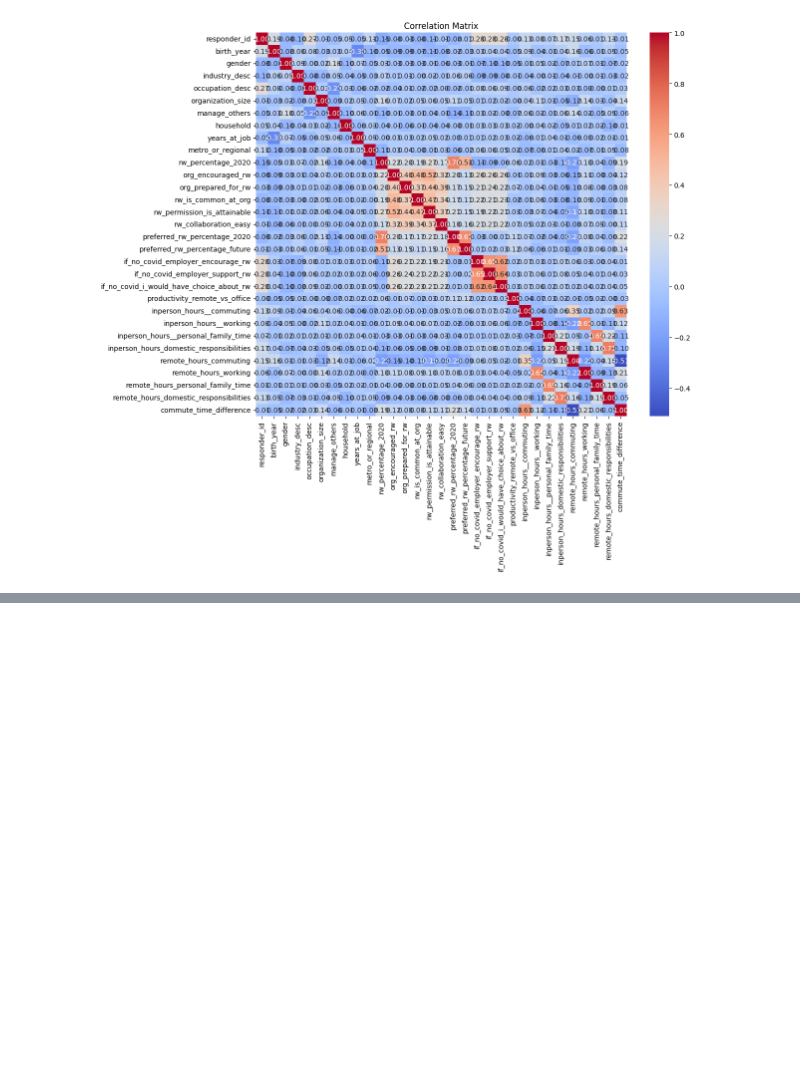
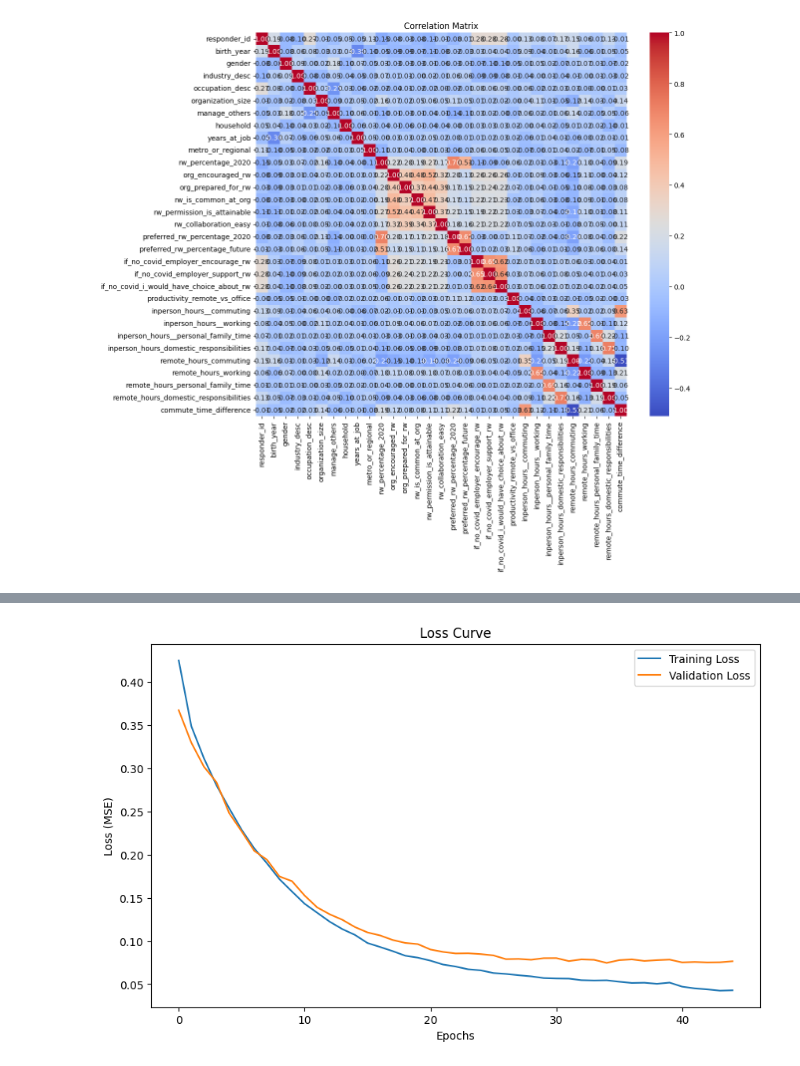
Before and after one commit to Thundderr/CSC466Project, a Jupyter notebook: UPDATED_466_project.ipynb, the cells around one changed output, grey strips where cells are left out. Cells and saved outputs as stored; diff of their text form; code cells hidden in the pictures; blank space fills up the shorter version.

```diff
--- a/UPDATED_466_project.ipynb
+++ b/UPDATED_466_project.ipynb
@@ -34,10 +34,23 @@ from sklearn.ensemble import RandomForestRegressor
 from sklearn.linear_model import Ridge
 from sklearn.svm import SVR
 from sklearn.metrics import mean_squared_error, r2_score
-import numpy as np
 
 # Load the dataset
 data = pd.read_csv("data.csv")
+
+# Mapping for 'preferred_rw_percentage_future'
+mapping = {
+    "0-1 days": 0,
+    "1-2 days": 0.25,
+    "2-3 days": 0.5,
+    "3-4 days": 0.75,
+    "4-5 days": 1,
+    "No response": None  # To be removed
+}
+
+# Apply mapping and remove rows with 'No response'
+data["preferred_rw_percentage_future"] = data["preferred_rw_percentage_future"].map(mapping)
+data = data.dropna(subset=["preferred_rw_percentage_future"])
 
 # Preprocessing: Encode categorical variables
 data_encoded = data.copy()
@@ -112,0 +186,65 @@ Fitting 5 folds for each of 27 candidates, totalling 135 fits
+# %%
+import tensorflow as tf
+from keras.models import Sequential
+from keras.layers import Dense
+from keras.optimizers import Adam
+from sklearn.metrics import mean_squared_error, r2_score
+from keras.layers import Dropout
+from keras.regularizers import l2
+from keras.callbacks import EarlyStopping, ReduceLROnPlateau
+
+# Define a more complex neural network
+def create_complex_model(input_dim):
+    model = Sequential([
+        Dense(256, activation='relu', input_dim=input_dim, kernel_regularizer=l2(0.001)),
+        Dropout(0.3),  # Dropout with 30% rate
+        Dense(128, activation='relu', kernel_regularizer=l2(0.001)),
+        Dropout(0.3),
+        Dense(64, activation='relu', kernel_regularizer=l2(0.001)),
+        Dense(1)  # Output layer for regression
+    ])
+    return model
+
+# Compile the complex model
+model = create_complex_model(input_dim)
+model.compile(optimizer=Adam(learning_rate=0.001), loss='mse', metrics=['mae'])
+
+# Callbacks to prevent overfitting
+early_stopping = EarlyStopping(
+    monitor='val_loss', patience=10, restore_best_weights=True
+)
+reduce_lr = ReduceLROnPlateau(
+    monitor='val_loss', factor=0.5, patience=5, min_lr=1e-6
+)
+
+# Train the model
+history = model.fit(
+    X_train, y_train,
+    validation_split=0.2,
+    epochs=200,
+    batch_size=32,
+    verbose=1,
+    callbacks=[early_stopping, reduce_lr]
+)
+
+# Evaluate the model
+y_pred = model.predict(X_test).flatten()
+
+# Calculate performance metrics
+mse = mean_squared_error(y_test, y_pred)
+r2 = r2_score(y_test, y_pred)
+
+print(f"Enhanced Neural Network Results:")
+print(f"MSE: {mse:.3f}")
+print(f"R^2: {r2:.3f}")
+
+# Plot the training process
+plt.figure(figsize=(10, 6))
+plt.plot(history.history['loss'], label='Training Loss')
+plt.plot(history.history['val_loss'], label='Validation Loss')
+plt.title('Loss Curve')
+plt.xlabel('Epochs')
+plt.ylabel('Loss (MSE)')
+plt.legend()
+plt.show()
+# %% [output]
@@ -112,0 +269 @@ Fitting 5 folds for each of 27 candidates, totalling 135 fits
+[figure, added]
```
Also changed, not shown: parts of 5 cells of this notebook.
